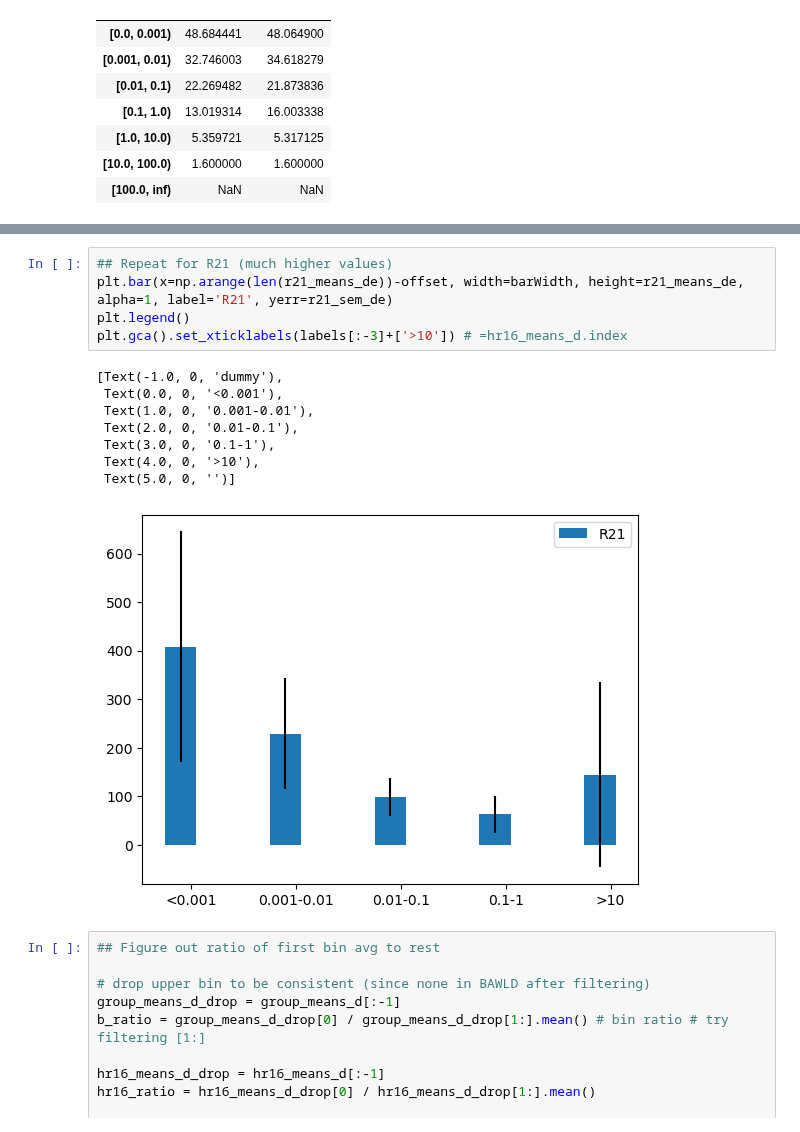
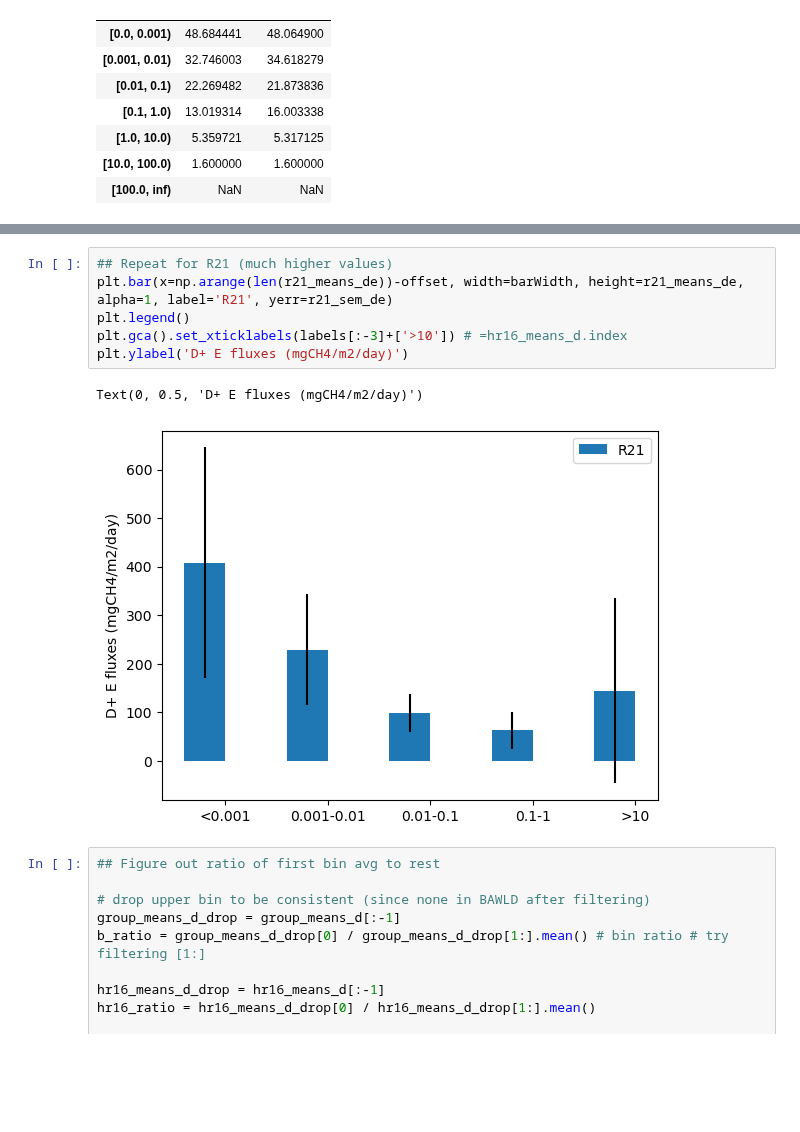
Before and after one commit to ekcomputer/lake-area, a Jupyter notebook: baseline_estimates.ipynb, the cells around one changed output, grey strips where cells are left out. Drawn from its saved outputs; the diff is of its cells as text; blank space fills up the shorter version.

Commit message:
fixed plot bug

```diff
--- a/baseline_estimates.ipynb
+++ b/baseline_estimates.ipynb
@@ -221,17 +221,12 @@ plt.show()
 # %%
 ## Repeat for R21 (much higher values)
 plt.bar(x=np.arange(len(r21_means_de))-offset, width=barWidth, height=r21_means_de, alpha=1, label='R21', yerr=r21_sem_de)
 plt.legend()
 plt.gca().set_xticklabels(labels[:-3]+['>10']) # =hr16_means_d.index
+plt.ylabel('D+ E fluxes (mgCH4/m2/day)')
 # %% [output]
-[Text(-1.0, 0, 'dummy'),
- Text(0.0, 0, '<0.001'),
- Text(1.0, 0, '0.001-0.01'),
- Text(2.0, 0, '0.01-0.1'),
- Text(3.0, 0, '0.1-1'),
- Text(4.0, 0, '>10'),
- Text(5.0, 0, '')]
+Text(0, 0.5, 'D+ E fluxes (mgCH4/m2/day)')
-[figure, old version]
+[figure, new version]
 # %%
 ## Figure out ratio of first bin avg to rest
 
```
Also changed, not shown: parts of 1 cell of this notebook.
